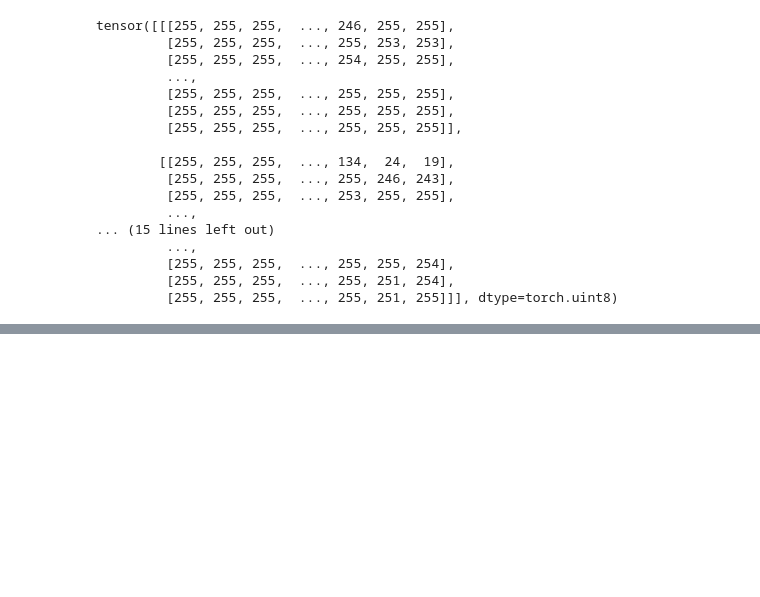
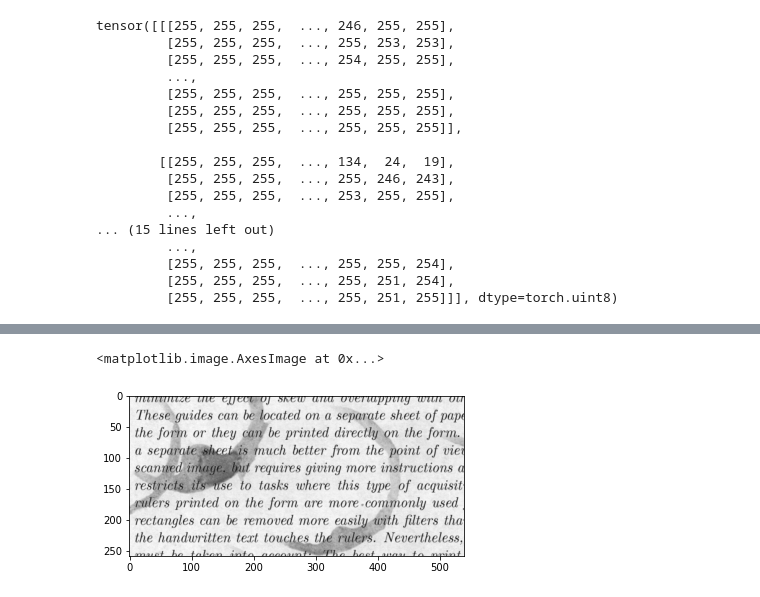
Before and after one commit to jimzers/denoising-docs, a Jupyter notebook: autoencoder_denoising.ipynb, the cells around one changed output, grey strips where cells are left out. Cells and saved outputs as stored; diff of their text form; code cells hidden in the pictures; blank space fills up the shorter version.

```diff
--- a/autoencoder_denoising.ipynb
+++ b/autoencoder_denoising.ipynb
@@ -433,0 +488,5 @@ KeyboardInterrupt:
+# %%
+plt.imshow(dirty[0][0].cpu(), cmap='gray')
+# %% [output]
+<matplotlib.image.AxesImage at 0x...>
+[figure, added]
```
Also changed, not shown: parts of 16 cells of this notebook.
